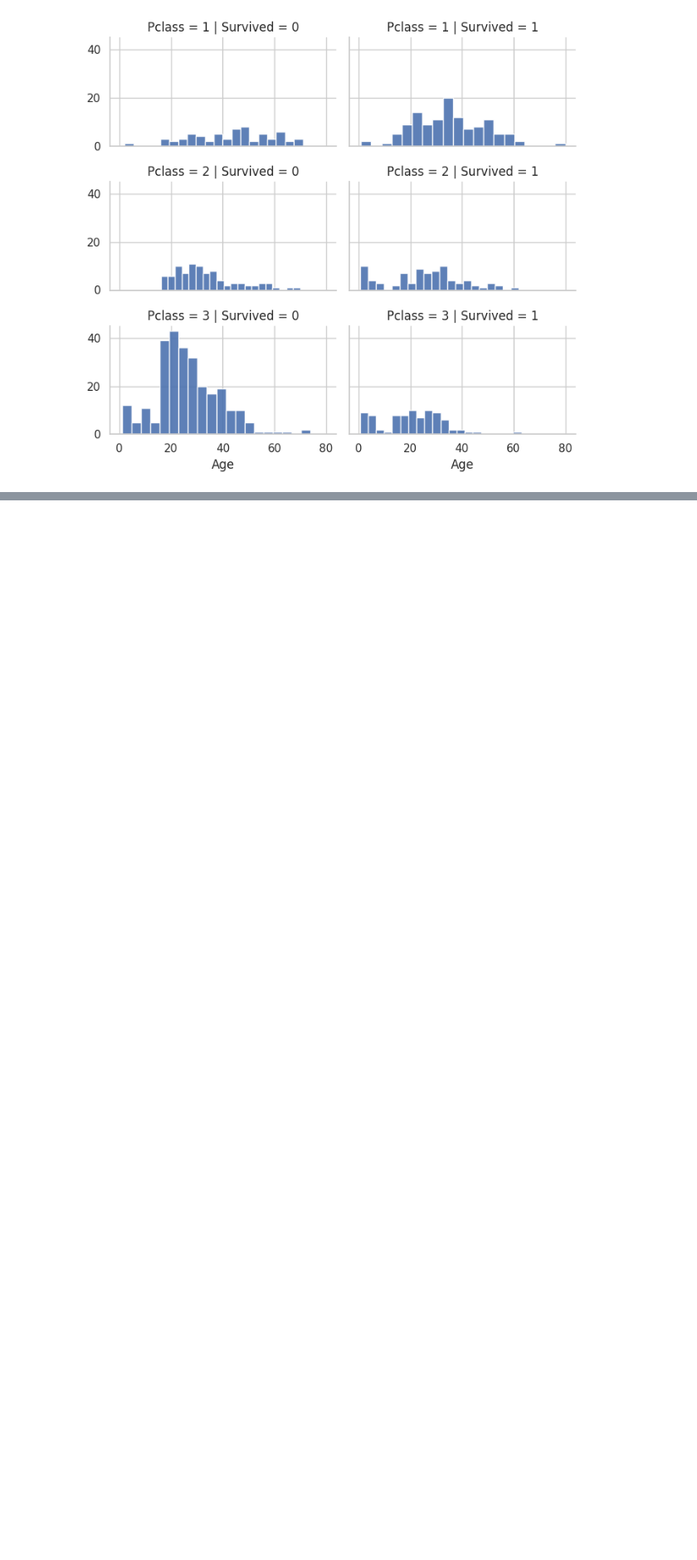
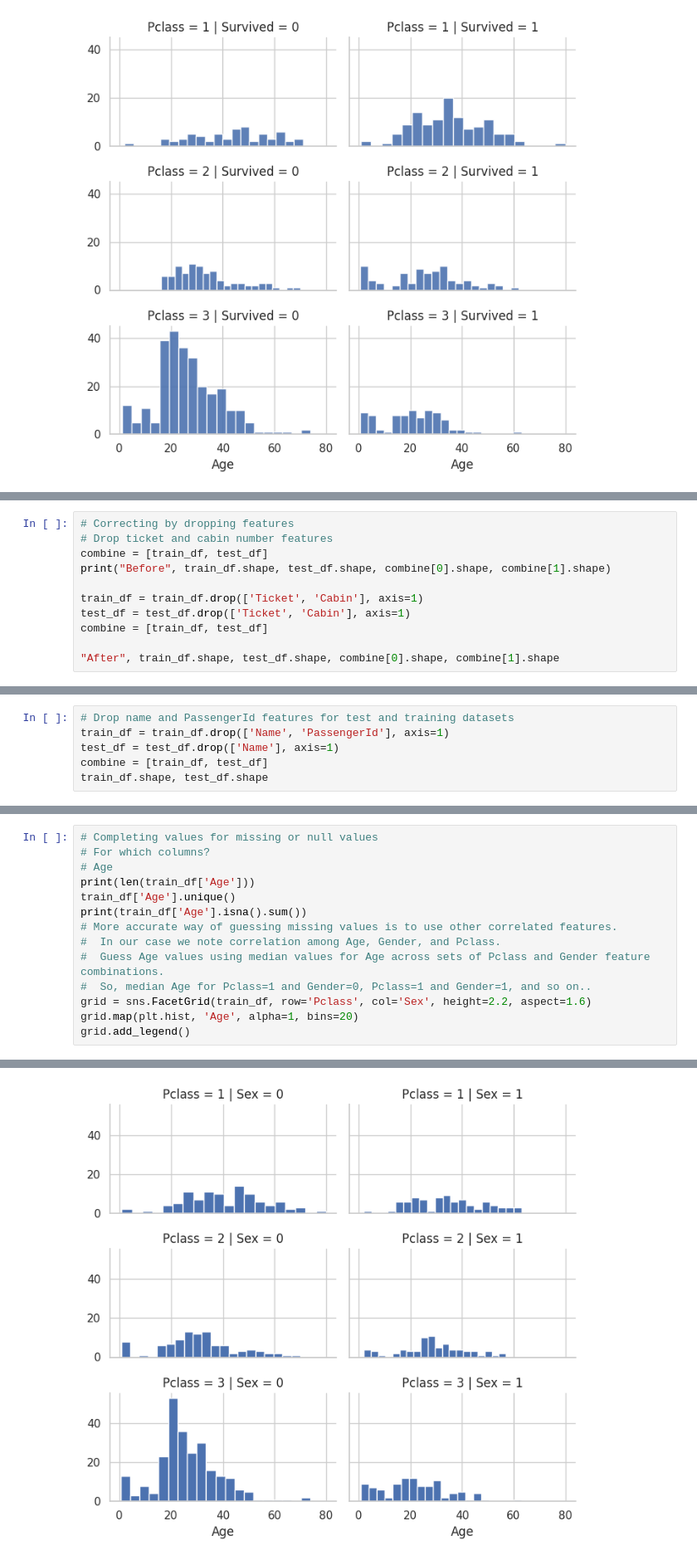
Before and after one commit to AndrewstheBuilder/DeepLearning, a Jupyter notebook: TitanicKaggleChallenge_Blog.ipynb, the cells around one changed output, grey strips where cells are left out. Shown at 83% size. Drawn from its saved outputs; the diff is of its cells as text; blank space fills up the shorter version.

```diff
--- a/TitanicKaggleChallenge_Blog.ipynb
+++ b/TitanicKaggleChallenge_Blog.ipynb
@@ -353,0 +369,11 @@ grid.add_legend()
+# %%
+# Correcting by dropping features
+# Drop ticket and cabin number features
+combine = [train_df, test_df]
+print("Before", train_df.shape, test_df.shape, combine[0].shape, combine[1].shape)
+
+train_df = train_df.drop(['Ticket', 'Cabin'], axis=1)
+test_df = test_df.drop(['Ticket', 'Cabin'], axis=1)
+combine = [train_df, test_df]
+
+"After", train_df.shape, test_df.shape, combine[0].shape, combine[1].shape
@@ -353,0 +445,6 @@ grid.add_legend()
+# %%
+# Drop name and PassengerId features for test and training datasets
+train_df = train_df.drop(['Name', 'PassengerId'], axis=1)
+test_df = test_df.drop(['Name'], axis=1)
+combine = [train_df, test_df]
+train_df.shape, test_df.shape
@@ -353,0 +466,15 @@ grid.add_legend()
+# %%
+# Completing values for missing or null values
+# For which columns?
+# Age
+print(len(train_df['Age']))
+train_df['Age'].unique()
+print(train_df['Age'].isna().sum())
+# More accurate way of guessing missing values is to use other correlated features.
+#  In our case we note correlation among Age, Gender, and Pclass.
+#  Guess Age values using median values for Age across sets of Pclass and Gender feature combinations.
+#  So, median Age for Pclass=1 and Gender=0, Pclass=1 and Gender=1, and so on..
+grid = sns.FacetGrid(train_df, row='Pclass', col='Sex', height=2.2, aspect=1.6)
+grid.map(plt.hist, 'Age', alpha=1, bins=20)
+grid.add_legend()
+# %% [output]
@@ -353,0 +484 @@ grid.add_legend()
+[figure, added]
```
Also changed, not shown: parts of 26 cells of this notebook.
